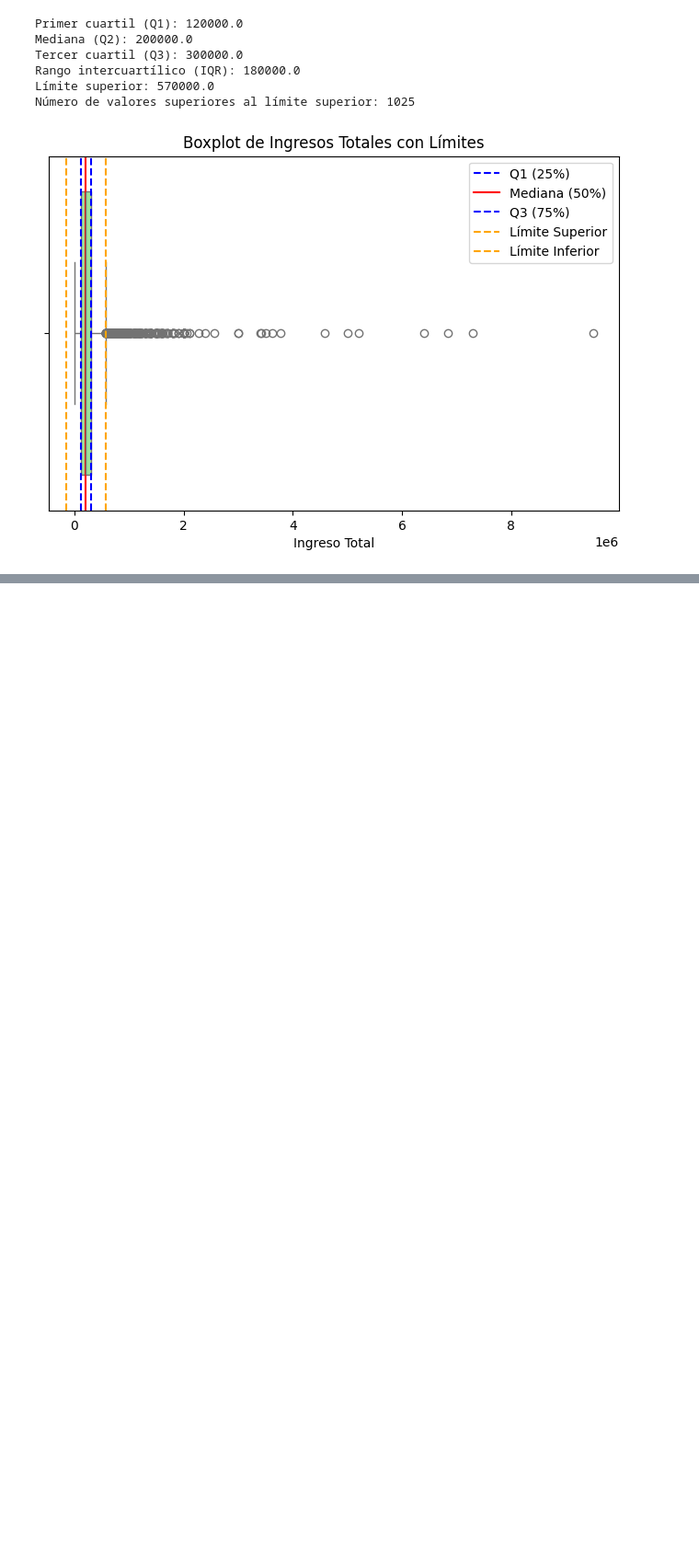
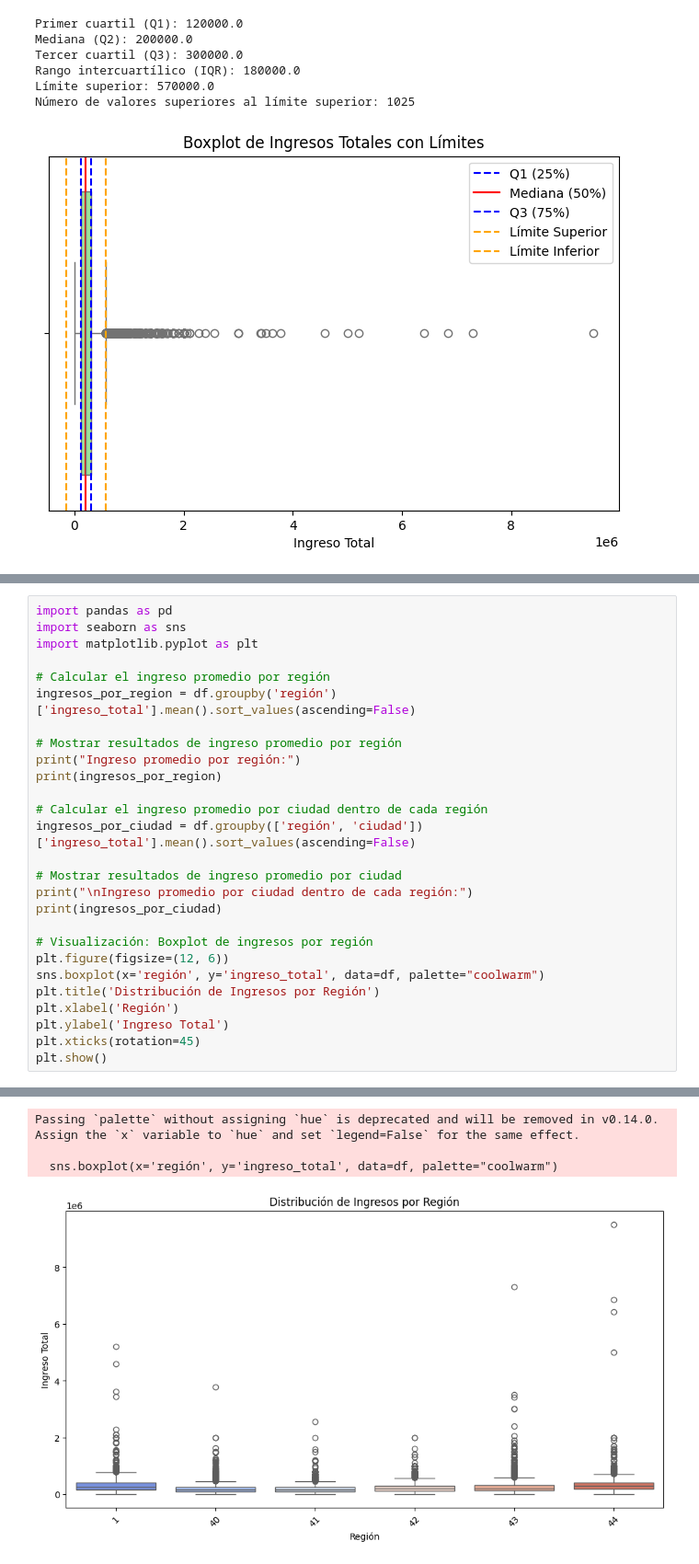
Before and after one commit to AugustoCabrera/DataScienceDiploma, a Jupyter notebook: src/main.ipynb, the cells around one changed output, grey strips where cells are left out. Shown: that part at 92% size. Drawn from its saved outputs; the diff is of its cells as text; blank space fills up the shorter version.

```diff
--- a/src/main.ipynb
+++ b/src/main.ipynb
@@ -269,0 +357,28 @@ Número de valores superiores al límite superior: 1025
+# %%
+import pandas as pd
+import seaborn as sns
+import matplotlib.pyplot as plt
+
+# Calcular el ingreso promedio por región
+ingresos_por_region = df.groupby('región')['ingreso_total'].mean().sort_values(ascending=False)
+
+# Mostrar resultados de ingreso promedio por región
+print("Ingreso promedio por región:")
+print(ingresos_por_region)
+
+# Calcular el ingreso promedio por ciudad dentro de cada región
+ingresos_por_ciudad = df.groupby(['región', 'ciudad'])['ingreso_total'].mean().sort_values(ascending=False)
+
+# Mostrar resultados de ingreso promedio por ciudad
+print("\nIngreso promedio por ciudad dentro de cada región:")
+print(ingresos_por_ciudad)
+
+# Visualización: Boxplot de ingresos por región
+plt.figure(figsize=(12, 6))
+sns.boxplot(x='región', y='ingreso_total', data=df, palette="coolwarm")
+plt.title('Distribución de Ingresos por Región')
+plt.xlabel('Región')
+plt.ylabel('Ingreso Total')
+plt.xticks(rotation=45)
+plt.show()
+# %% [output]
@@ -269,0 +402,4 @@ Número de valores superiores al límite superior: 1025
+Passing `palette` without assigning `hue` is deprecated and will be removed in v0.14.0. Assign the `x` variable to `hue` and set `legend=False` for the same effect.
+
+  sns.boxplot(x='región', y='ingreso_total', data=df, palette="coolwarm")
+[figure, added]
```
Also changed, not shown: parts of 12 cells of this notebook, 2 other files.
